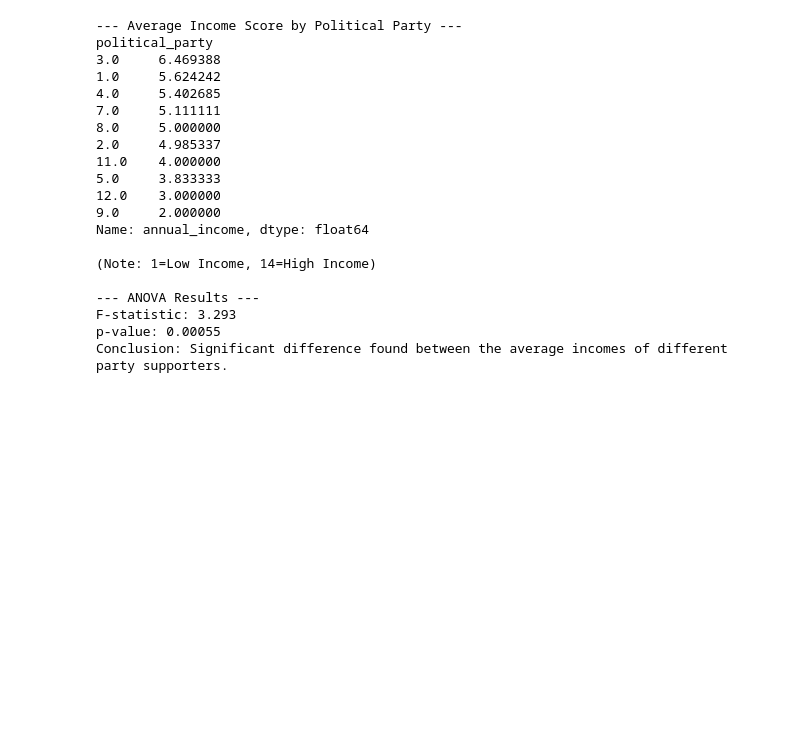
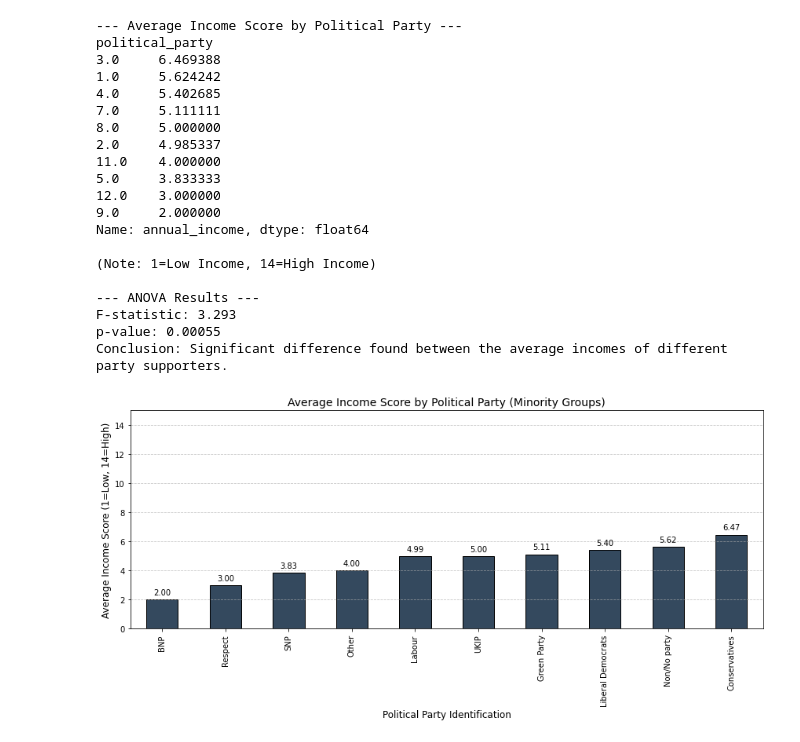
Before and after one commit to ledagale27/case_study, a Jupyter notebook: Untitled.ipynb, the cells around one changed output. Cells and saved outputs as stored; diff of their text form; code cells hidden in the pictures; blank space fills up the shorter version.

Commit message:
ANNOVA visualization

```diff
--- a/Untitled.ipynb
+++ b/Untitled.ipynb
@@ -226,3 +226,50 @@ Name: annual_income, dtype: float64
 F-statistic: 3.293
 p-value: 0.00055
 Conclusion: Significant difference found between the average incomes of different party supporters.
+# %%
+party_map = {
+    1.0: "Non/No party",
+    2.0: "Labour",
+    3.0: "Conservatives",
+    4.0: "Liberal Democrats",
+    5.0: "SNP",
+    6.0: "Plaid Cymru",
+    7.0: "Green Party",
+    8.0: "UKIP",
+    9.0: "BNP",
+    10.0: "Coalition",
+    11.0: "Other",
+    12.0: "Respect"
+}
+# %%
+# Calculating the means and sorting them for a clear 'staircase' visual
+party_means = (
+    clean_df.groupby('political_party')['annual_income']
+    .mean()
+    .rename(index = party_map)
+    .sort_values()
+)
+
+# Creating the plot
+plt.figure(figsize=(12, 6))
+ax = party_means.plot(kind='bar', color='#34495e', edgecolor='black')
+
+# Adding labels and title
+plt.title('Average Income Score by Political Party (Minority Groups)', fontsize=14)
+plt.xlabel('Political Party Identification', fontsize=12)
+plt.ylabel('Average Income Score (1=Low, 14=High)', fontsize=12)
+
+# Adding data labels on top of bars
+for p in ax.patches:
+    ax.annotate(f'{p.get_height():.2f}',
+                (p.get_x() + p.get_width() / 2., p.get_height()),
+                ha = 'center', va = 'center',
+                xytext = (0, 9),
+                textcoords = 'offset points')
+
+plt.ylim(0, 15) # Setting limit slightly above max income score (14)
+plt.grid(axis='y', linestyle='--', alpha=0.7)
+plt.tight_layout()
+plt.show()
+# %% [output]
+[figure, added]
```
